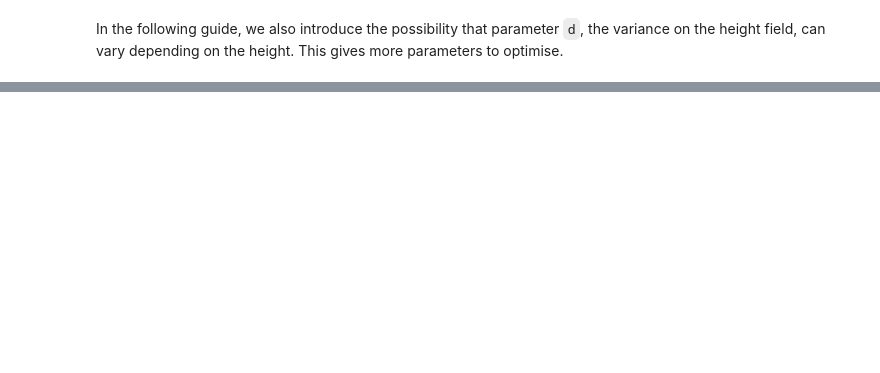
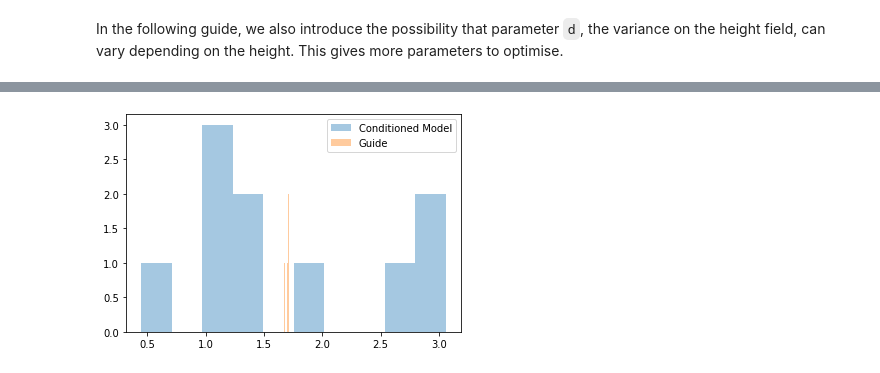
Before and after one commit to lm2612/InformaticsLab, a Jupyter notebook: 01_NDWave.ipynb, the cells around one changed output, grey strips where cells are left out. Drawn from its saved outputs; the diff is of its cells as text; code cells hidden in the pictures; blank space fills up the shorter version.

```diff
--- a/01_NDWave.ipynb
+++ b/01_NDWave.ipynb
@@ -492,12 +512,13 @@ def conditioned_model_multiple_obs(data, n_data, guess, observed_inds, nx=21, nt
          plot_wave=False):
     """ what are input params  """
     obs_h = torch.zeros((n_data,nx))
+    speeds = torch.zeros(n_data)
     with pyro.plate('observe_data', n_data) as ind:
         # get pyro distribution of speed
-        speed = pyro.sample("speed", dist.Normal(guess, 0.25))
+        speed = pyro.sample("speed", dist.Normal(guess,0.8))
+        speeds[ind] = speed
 
         true_h = true_h_model(speed, nx, nt, dt, n_data)
-
 
         # observe with some measurement error
         for i in pyro.plate("x_axis",nx):
@@ -506,16 +527,18 @@ def conditioned_model_multiple_obs(data, n_data, guess, observed_inds, nx=21, nt
                 obs_h[ind,i] = pyro.sample("h_{}".format(str(i)),
                             dist.Normal(true_h[ind,i],0.01),
                             obs = data["h_{}".format(str(i))].index_select(0,ind))
+
             else:
-                obs_h[ind,i] = pyro.sample("h_{}".format(str(i)),
-                            dist.Normal(true_h[ind,i],0.01))
+                #    obs_h[ind,i] = pyro.sample("h_{}".format(str(i)),
+                #                dist.Normal(true_h[ind,i],0.01))
+                obs_h[ind,i] = true_h[ind,i]
 
     if (plot_wave):
         h0 = initialise_wave(nx, 2 / (nx-1) )
         plt.plot(np.linspace(0, 2, nx), h0.numpy());
         plt.plot(np.linspace(0, 2, nx), obs_h.numpy());
 
-    return(speed,obs_h)
+    return(speeds,obs_h)
 # %%
 from collections import OrderedDict
 # Plotting function for guide
@@ -539,3 +605,11 @@ def plot_guide_wave_multiple_obs(nx, guess, observed_h, observed_inds, n_data, n
+# %%
+speeds,h=conditioned_model_multiple_obs(data, n_data, guess, observed_inds)
+plt.hist(speeds.detach().numpy(),alpha=0.4,label='Conditioned Model')
+speeds,h=parameterised_guide_multiple_obs(data, n_data, guess, observed_inds)
+plt.hist(speeds.detach().numpy(),alpha=0.4,label='Guide')
+plt.legend();
+# %% [output]
+[figure, added]
 # %%
 %%time
 from pyro.optim import Adam
```
Also changed, not shown: parts of 25 cells of this notebook.
